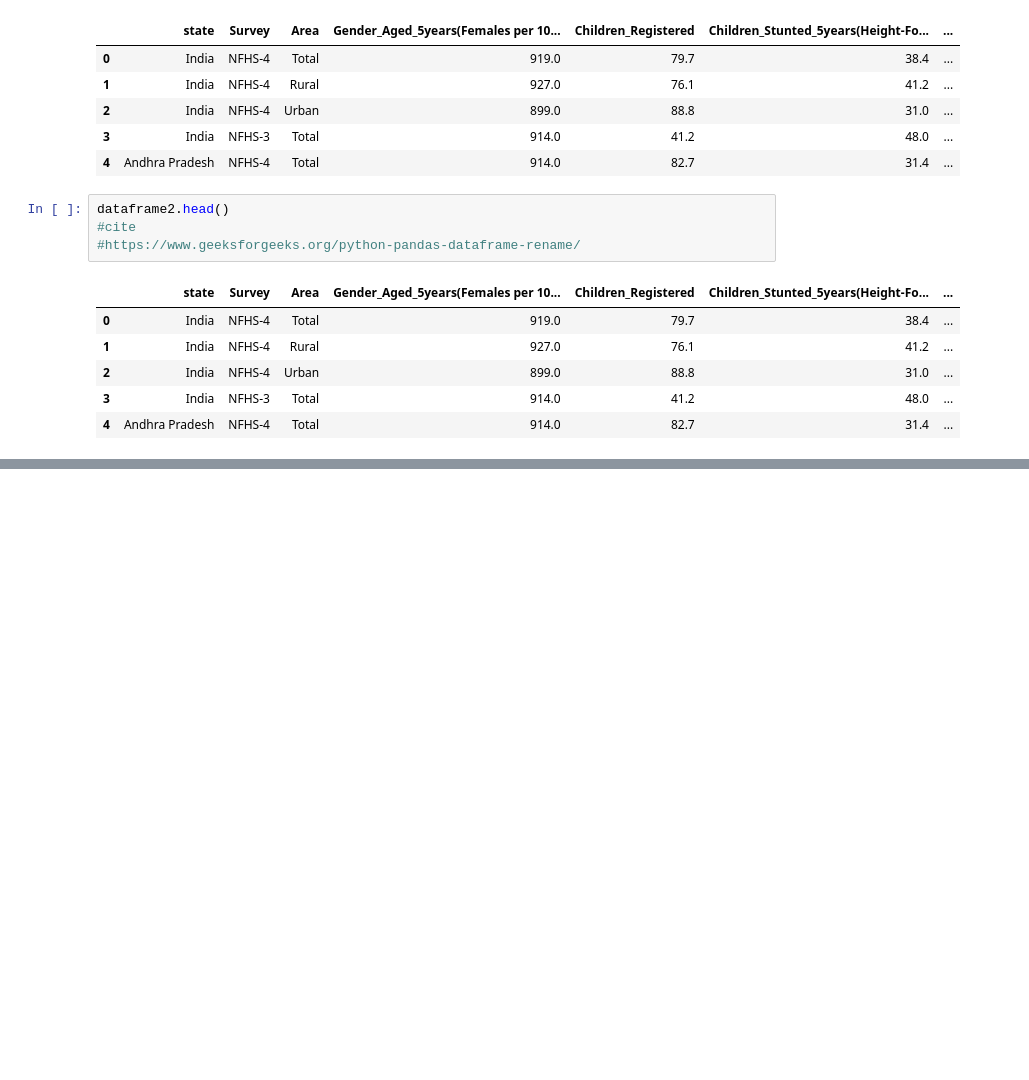
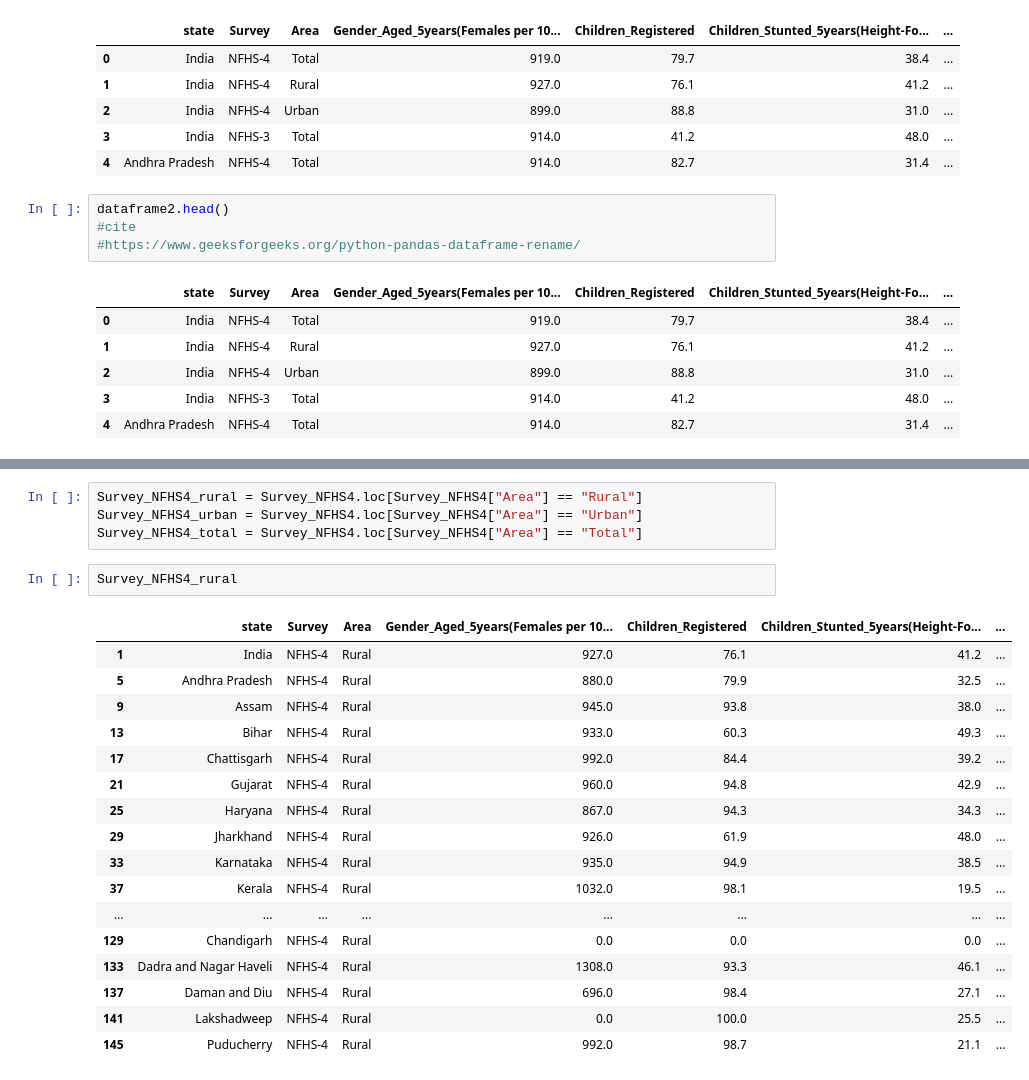
Before and after one commit to narayanan-nithya/Group_Project_Nutritional_Analysis_Of_Children_Under_Age_5, a Jupyter notebook: Creating the DataFrame .ipynb, the cells around one changed output, grey strips where cells are left out. Saved outputs shown, nothing was run; the diff lists cells and outputs as text; blank space fills up the shorter version.

```diff
--- a/Creating the DataFrame .ipynb
+++ b/Creating the DataFrame .ipynb
@@ -107,0 +106,24 @@ Survey_NFHS4
+# %%
+Survey_NFHS4_rural = Survey_NFHS4.loc[Survey_NFHS4["Area"] == "Rural"]
+Survey_NFHS4_urban = Survey_NFHS4.loc[Survey_NFHS4["Area"] == "Urban"]
+Survey_NFHS4_total = Survey_NFHS4.loc[Survey_NFHS4["Area"] == "Total"]
+# %%
+Survey_NFHS4_rural
+# %% [output]
+|  | state | Survey | Area | Gender_Aged_5years(Females per 10... | Children_Registered | Children_Stunted_5years(Height-Fo... | ... |
+| 1 | India | NFHS-4 | Rural | 927.0 | 76.1 | 41.2 | ... |
+| 5 | Andhra Pradesh | NFHS-4 | Rural | 880.0 | 79.9 | 32.5 | ... |
+| 9 | Assam | NFHS-4 | Rural | 945.0 | 93.8 | 38.0 | ... |
+| 13 | Bihar | NFHS-4 | Rural | 933.0 | 60.3 | 49.3 | ... |
+| 17 | Chattisgarh | NFHS-4 | Rural | 992.0 | 84.4 | 39.2 | ... |
+| 21 | Gujarat | NFHS-4 | Rural | 960.0 | 94.8 | 42.9 | ... |
+| 25 | Haryana | NFHS-4 | Rural | 867.0 | 94.3 | 34.3 | ... |
+| 29 | Jharkhand | NFHS-4 | Rural | 926.0 | 61.9 | 48.0 | ... |
+| 33 | Karnataka | NFHS-4 | Rural | 935.0 | 94.9 | 38.5 | ... |
+| 37 | Kerala | NFHS-4 | Rural | 1032.0 | 98.1 | 19.5 | ... |
+| ... | ... | ... | ... | ... | ... | ... | ... |
+| 129 | Chandigarh | NFHS-4 | Rural | 0.0 | 0.0 | 0.0 | ... |
+| 133 | Dadra and Nagar Haveli | NFHS-4 | Rural | 1308.0 | 93.3 | 46.1 | ... |
+| 137 | Daman and Diu | NFHS-4 | Rural | 696.0 | 98.4 | 27.1 | ... |
+| 141 | Lakshadweep | NFHS-4 | Rural | 0.0 | 100.0 | 25.5 | ... |
+| 145 | Puducherry | NFHS-4 | Rural | 992.0 | 98.7 | 21.1 | ... |
```
Also changed, not shown: parts of 11 cells of this notebook.
